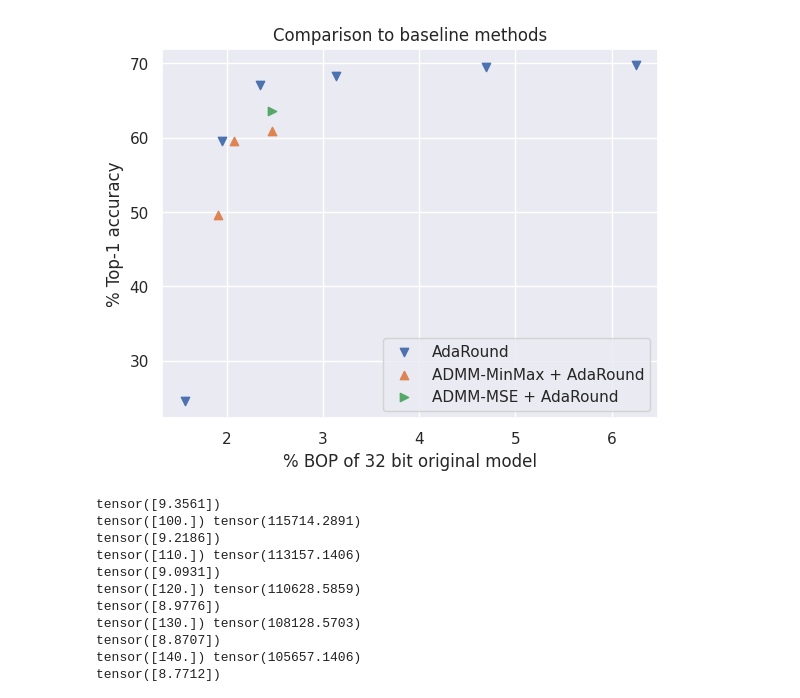
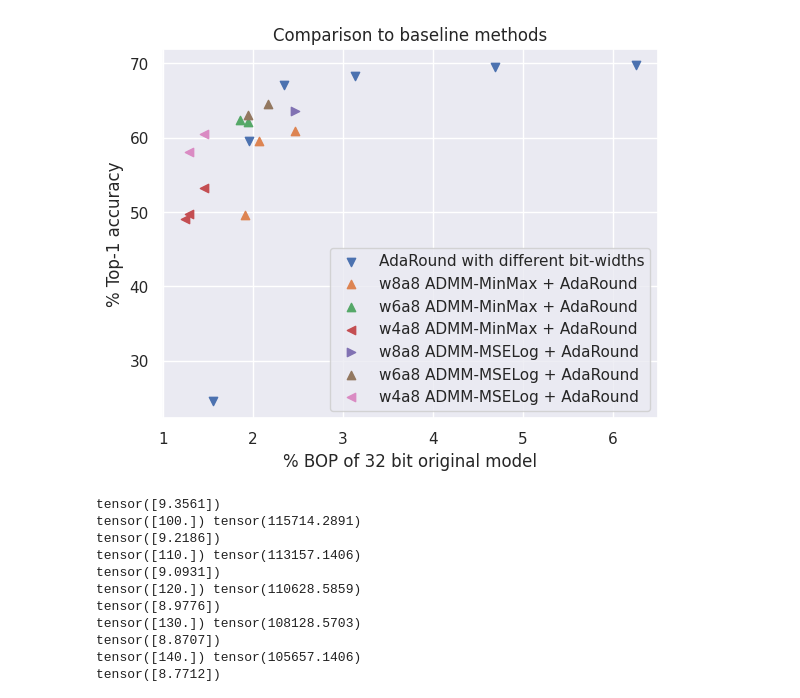
Before and after one commit to KamikaziZen/admm-quantization, a Jupyter notebook: notebooks/Results.ipynb, the cells around one changed output. Cells and saved outputs as stored; diff of their text form; code cells hidden in the pictures.

```diff
--- a/notebooks/Results.ipynb
+++ b/notebooks/Results.ipynb
@@ -91,20 +234,24 @@ layer2rank
 # %%
 #### plt.axhline(y=69.76, color='skyblue', linestyle = '-', label='original model')
 # plt.scatter([1.56, 3.13, 6.25], [5.78, 18.87, 69.76], marker='o', label='Quantization')
-plt.scatter([1.56, 1.95, 2.34, 3.13, 4.69, 6.25], [24.535, 59.58, 67.01, 68.28, 69.52, 69.7], marker='v', label='AdaRound')
+plt.scatter([1.56, 1.95, 2.34, 3.13, 4.69, 6.25], [24.535, 59.58, 67.01, 68.28, 69.52, 69.7], marker='v', label='AdaRound with different bit-widths')
 # plt.scatter([2.07, 2.47], [55.52, ], marker='s', label='ADMM+Quantization')
-plt.scatter([1.91, 2.07, 2.47], [49.64, 59.53, 60.93], marker='^', label='ADMM-MinMax + AdaRound')
-plt.scatter([2.47], [63.59], marker='>', label='ADMM-MSE + AdaRound')
+plt.scatter([1.91, 2.07, 2.47], [49.64, 59.53, 60.93], marker='^', label='w8a8 ADMM-MinMax + AdaRound')
+plt.scatter([1.85, 1.94], [62.4, 62.13], marker='^', label='w6a8 ADMM-MinMax + AdaRound')
+plt.scatter([1.24, 1.29, 1.45], [49.11, 49.72, 53.23], marker='<', label='w4a8 ADMM-MinMax + AdaRound')
+plt.scatter([2.47], [63.59], marker='>', label='w8a8 ADMM-MSELog + AdaRound')
+plt.scatter([1.94, 2.17], [63.07, 64.58], marker='^', label='w6a8 ADMM-MSELog + AdaRound')
+plt.scatter([1.29, 1.45], [58.0, 60.46], marker='<', label='w4a8 ADMM-MSELog + AdaRound')
 
 plt.legend()
 plt.xlabel('% BOP of 32 bit original model')
 plt.ylabel('% Top-1 accuracy')
 plt.title('Comparison to baseline methods')
 
 plt.savefig('comparison')
 plt.show()
 # %% [output]
-[figure, old version]
+[figure, new version]
 # %%
 def quantize_tensor_mse(x, bits, qscheme=None, scale=None):
     def _quantize(x_float, maxval, per_channel_axis=0):
```
Also changed, not shown: parts of 14 cells of this notebook, 16 other files.
